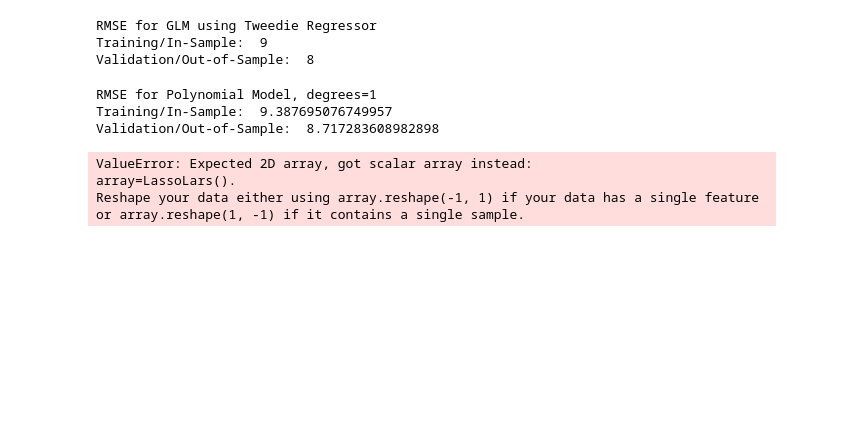
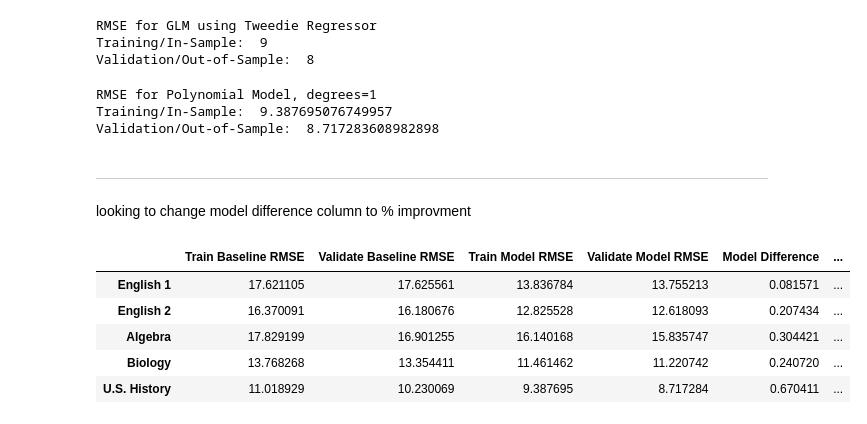
Before and after one commit to college-readiness-preds/capstone_readiness, a Jupyter notebook: stephen_folder/model_history.ipynb, the cells around one changed output. Drawn from its saved outputs; the diff is of its cells as text; code cells hidden in the pictures; blank space fills up the shorter version.

Commit message:
added column to model results df

```diff
--- a/stephen_folder/model_history.ipynb
+++ b/stephen_folder/model_history.ipynb
@@ -278,12 +283,6 @@ def subject_model(df, target):
 
     print(f"RMSE for Polynomial Model, degrees={degree}\nTraining/In-Sample: ", rmse_train,
           "\nValidation/Out-of-Sample: ", rmse_validate)
-# %%
-subject_model(df, 'history')
-# %% [output]
-ValueError: Expected 2D array, got scalar array instead:
-array=LassoLars().
-Reshape your data either using array.reshape(-1, 1) if your data has a single feature or array.reshape(1, -1) if it contains a single sample.
 # %%
 
 def OLS(X_Train, y_Train, X_Val, y_Val):
@@ -319,3 +318,7 @@ def OLS(X_Train, y_Train, X_Val, y_Val):
 
     return print("RMSE for GLM using Tweedie Regressor \nTraining/In-Sample: ", round(rmse_train),
       "\nValidation/Out-of-Sample: ", round(rmse_val))
+# %% [markdown]
+- - -
+
+looking to change model difference column to % improvment
@@ -321,0 +381,10 @@ def OLS(X_Train, y_Train, X_Val, y_Val):
+# %%
+all_models = model_results(df)
+all_models
+# %% [output]
+|  | Train Baseline RMSE | Validate Baseline RMSE | Train Model RMSE | Validate Model RMSE | Model Difference | ... |
+| English 1 | 17.621105 | 17.625561 | 13.836784 | 13.755213 | 0.081571 | ... |
+| English 2 | 16.370091 | 16.180676 | 12.825528 | 12.618093 | 0.207434 | ... |
+| Algebra | 17.829199 | 16.901255 | 16.140168 | 15.835747 | 0.304421 | ... |
+| Biology | 13.768268 | 13.354411 | 11.461462 | 11.220742 | 0.240720 | ... |
+| U.S. History | 11.018929 | 10.230069 | 9.387695 | 8.717284 | 0.670411 | ... |
```
Also changed, not shown: parts of 2 cells of this notebook.
